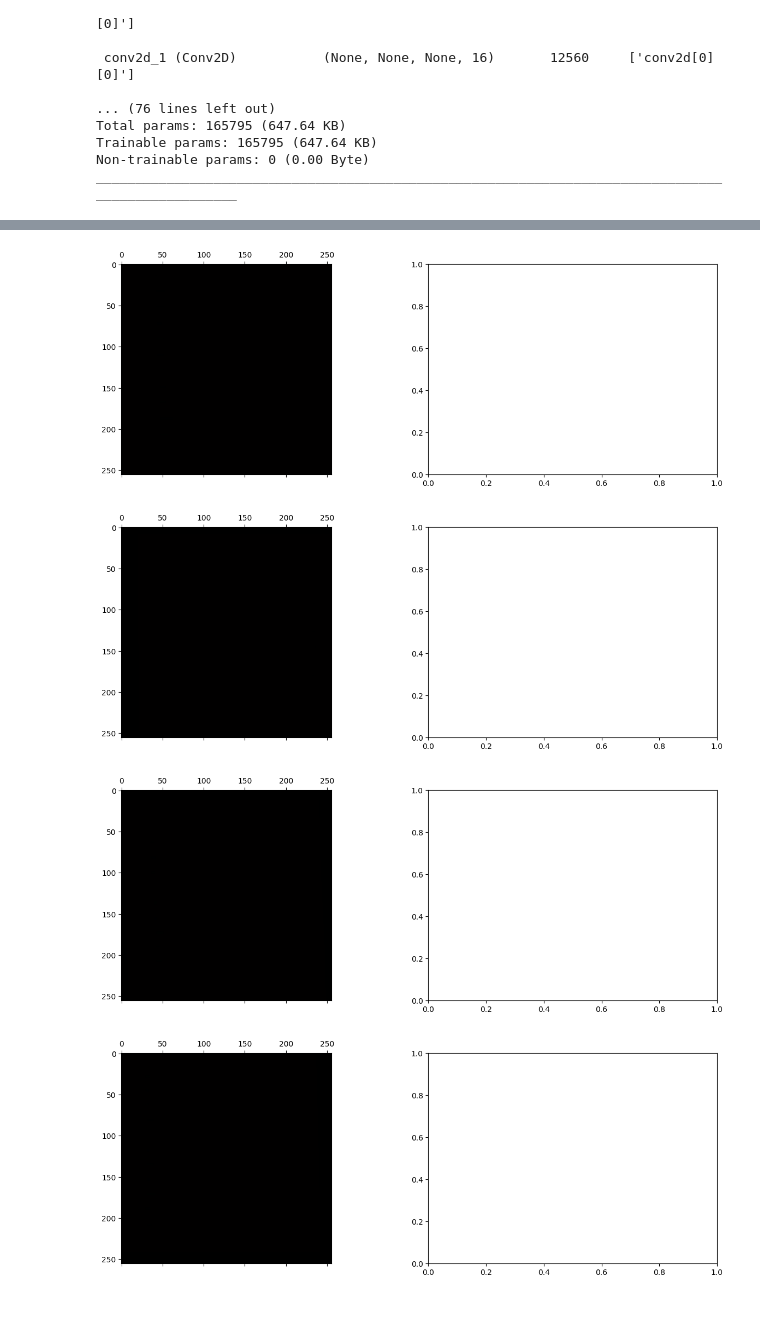
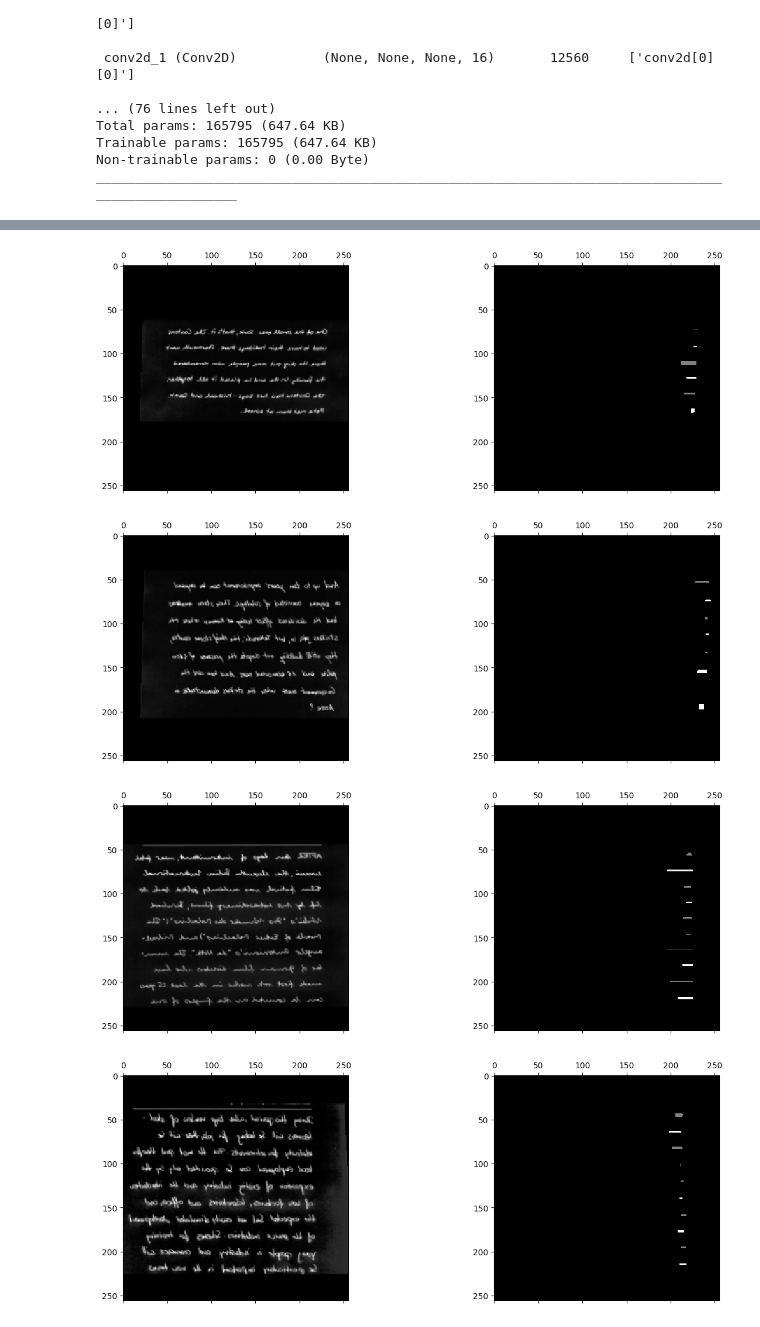
Before and after one commit to mtm-007/text_recongnizer_prod_mod, a Jupyter notebook: notebooks/look_at_line_detector_predictio.ipynb, the cells around one changed output, grey strips where cells are left out. Drawn from its saved outputs; the diff is of its cells as text; code cells hidden in the pictures.

Commit message:
fix typo bugs on plotting

```diff
--- a/notebooks/look_at_line_detector_predictio.ipynb
+++ b/notebooks/look_at_line_detector_predictio.ipynb
@@ -69,5 +68,5 @@ for ind in range(5):
     ax2 = fig.add_subplot(132)
     ax2.matshow(gt, cmap='gray')
     ax3 = fig.add_subplot(133)
-    ax3.matshow(gt, cmap = 'gray')
+    ax3.matshow(pred, cmap = 'gray')
 # %% [output]
@@ -84,15 +83,15 @@ for ind in range(5):
 # %%
 x_batch, y_batch = paragraphs_dataset.x_train[:4], paragraphs_dataset.y_train[:4]
 x_batch_aug, y_batch_aug = line_detector_model.augment_batch(x_batch, y_batch)
 
 for ind in range(x_batch_aug.shape[0]):
     fig = plt.figure(figsize = (15,5))
     ax1 = fig.add_subplot(121)
     ax1.matshow(x_batch_aug[ind], cmap='gray')
     ax2 = fig.add_subplot(122)
-    ax1.matshow(y_batch_aug[ind], cmap='gray')
+    ax2.matshow(y_batch_aug[ind].argmax(-1), cmap='gray')
 # %% [output]
-[figure, old version]
+[figure, new version]
-[figure, old version]
+[figure, new version]
-[figure, old version]
+[figure, new version]
-[figure, old version]
+[figure, new version]
```
Also changed, not shown: parts of 2 cells of this notebook.
